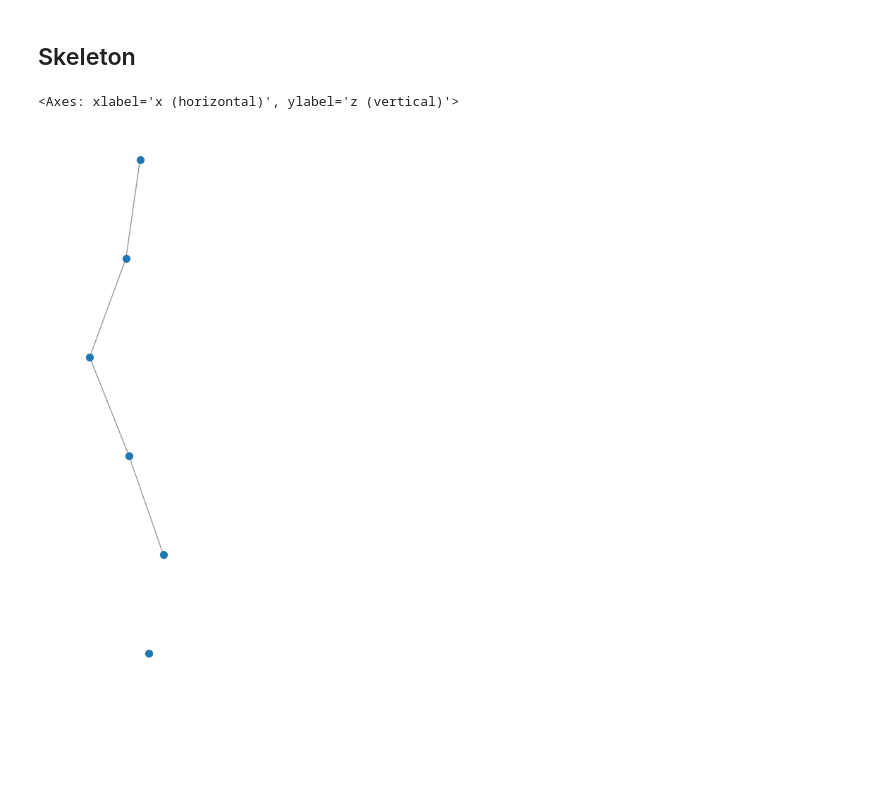
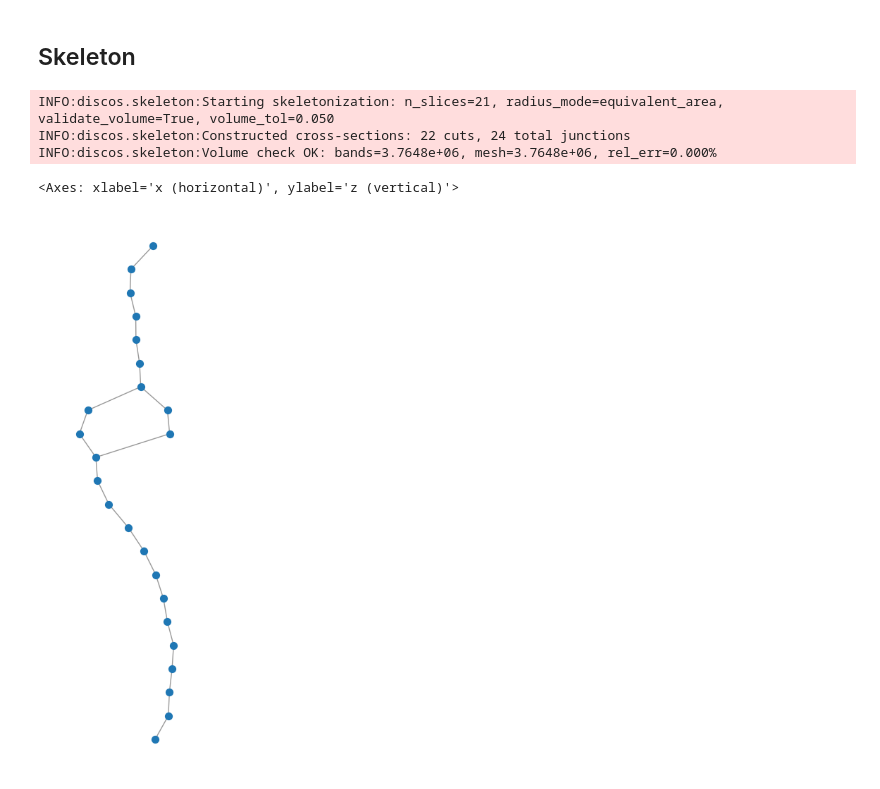
Before and after one commit to jmrfox/discos, a Jupyter notebook: notebooks/02d_TS2_skeleton.ipynb, the cells around one changed output. Drawn from its saved outputs; the diff is of its cells as text; code cells hidden in the pictures; blank space fills up the shorter version.

```diff
--- a/notebooks/02d_TS2_skeleton.ipynb
+++ b/notebooks/02d_TS2_skeleton.ipynb
@@ -47,12 +50,15 @@ mm.save(data_path("mesh/processed/TS2_repaired.obj"), file_format="obj")
 # %% [markdown]
 ## Skeleton
 # %%
-n_slices = 5
-G = skeletonize(mm, n_slices=n_slices, verbose=True, enforce_connected=False)
+n_slices = 21
+G = skeletonize(mm, n_slices=n_slices, verbosity=2, enforce_connected=False)
 G.draw(figsize=(10, 10))
 # %% [output]
-<Axes: xlabel='x (horizontal)', ylabel='z (vertical)'>
+INFO:discos.skeleton:Starting skeletonization: n_slices=21, radius_mode=equivalent_area, validate_volume=True, volume_tol=0.050
+INFO:discos.skeleton:Constructed cross-sections: 22 cuts, 24 total junctions
+INFO:discos.skeleton:Volume check OK: bands=3.7648e+06, mesh=3.7648e+06, rel_err=0.000%
+<Axes: xlabel='x (horizontal)', ylabel='z (vertical)'>
-[figure, old version]
+[figure, new version]
 # %%
 G.plot_all_cross_sections();
 # %% [output]
```
Also changed, not shown: parts of 3 cells of this notebook, 9 other files.
